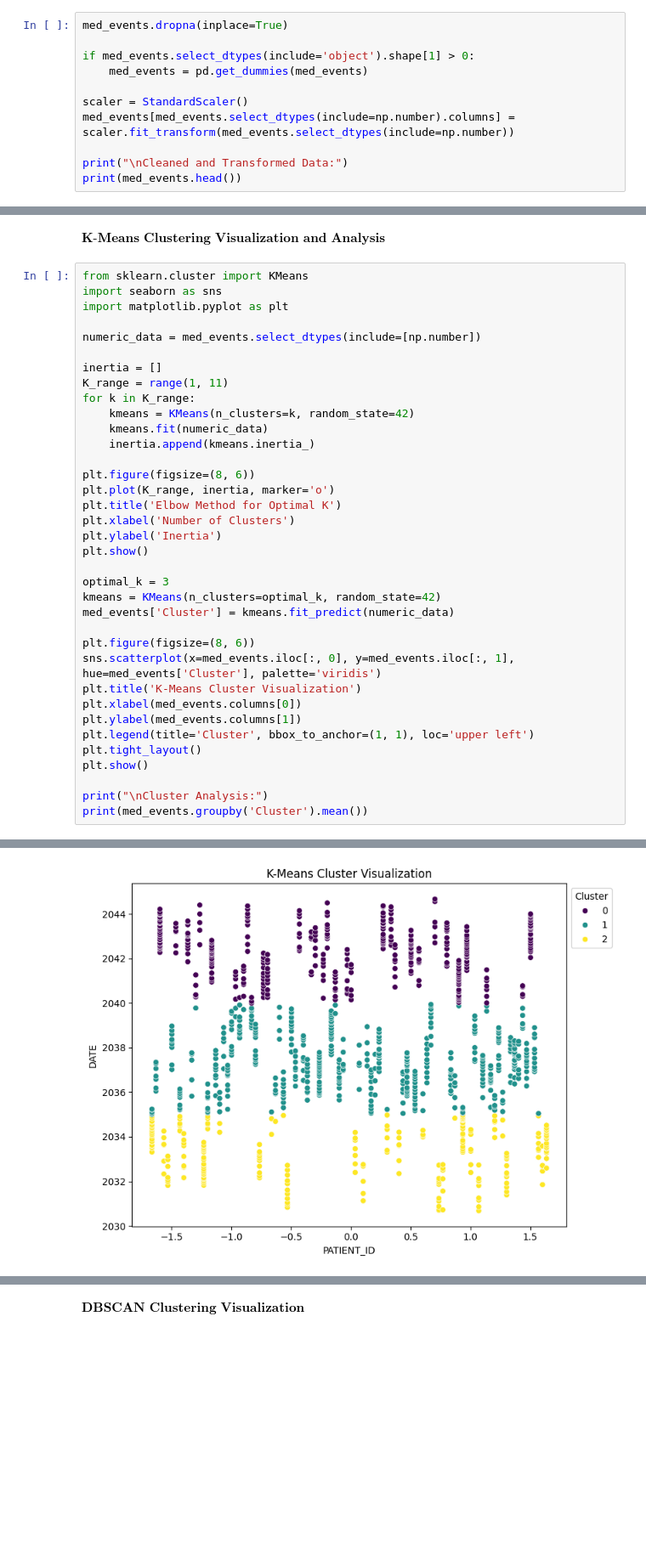
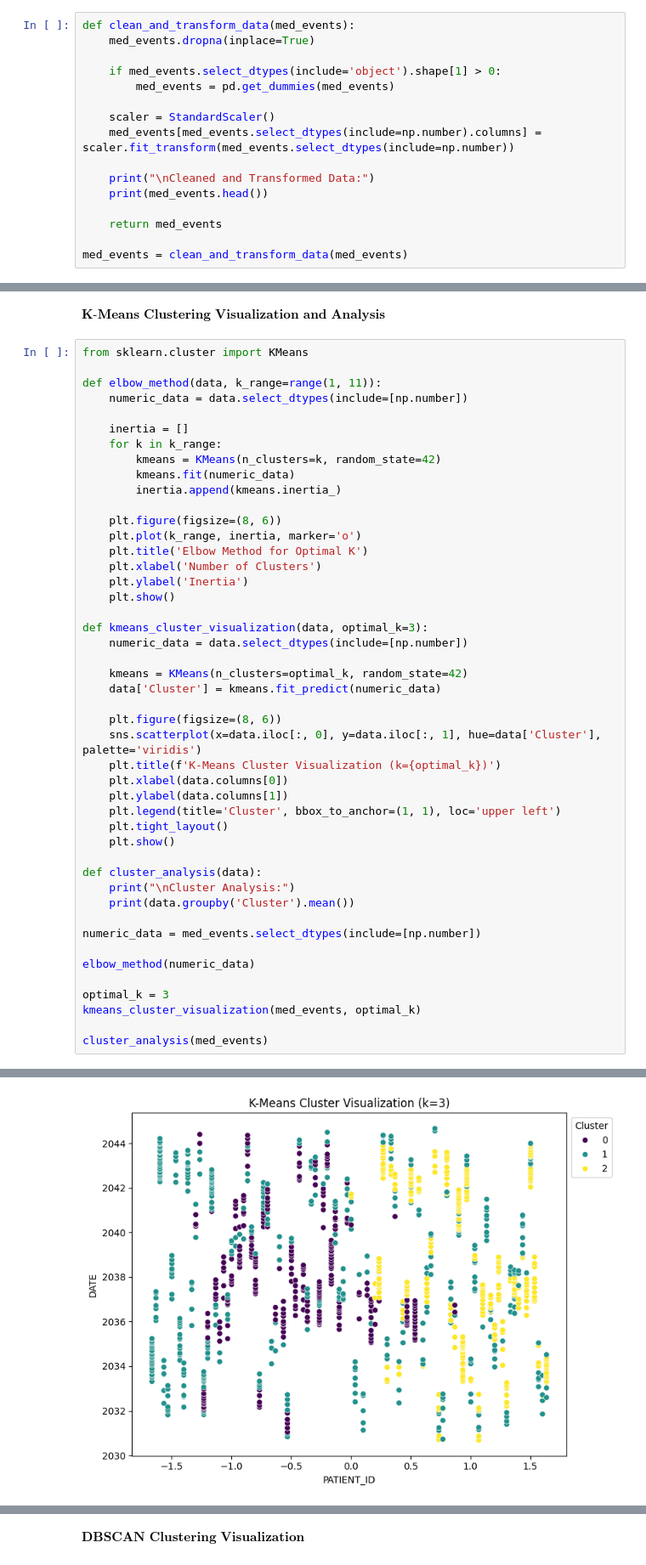
Before and after one commit to Liyari/SEE, a Jupyter notebook: SEE.ipynb, the cells around one changed output, grey strips where cells are left out. Shown at 85% size. Cells and saved outputs as stored; diff of their text form; blank space fills up the shorter version.

```diff
--- a/SEE.ipynb
+++ b/SEE.ipynb
@@ -77,16 +82,21 @@ $\textbf{Data Cleaning and Transformation}$
 
 This step ensures the data is consistent, complete, and ready for analysis.
 # %%
-med_events.dropna(inplace=True)
+def clean_and_transform_data(med_events):
+    med_events.dropna(inplace=True)
 
-if med_events.select_dtypes(include='object').shape[1] > 0:
-    med_events = pd.get_dummies(med_events)
+    if med_events.select_dtypes(include='object').shape[1] > 0:
+        med_events = pd.get_dummies(med_events)
 
-scaler = StandardScaler()
-med_events[med_events.select_dtypes(include=np.number).columns] = scaler.fit_transform(med_events.select_dtypes(include=np.number))
+    scaler = StandardScaler()
+    med_events[med_events.select_dtypes(include=np.number).columns] = scaler.fit_transform(med_events.select_dtypes(include=np.number))
 
-print("\nCleaned and Transformed Data:")
-print(med_events.head())
+    print("\nCleaned and Transformed Data:")
+    print(med_events.head())
+
+    return med_events
+
+med_events = clean_and_transform_data(med_events)
 # %% [output]
 Cleaned and Transformed Data:
    PATIENT_ID       DATE   PERDAY  DURATION  CATEGORY_medA  CATEGORY_medB  \
@@ -158,38 +183,48 @@ plt.show()
 $\textbf{K-Means Clustering Visualization and Analysis}$
 # %%
 from sklearn.cluster import KMeans
-import seaborn as sns
-import matplotlib.pyplot as plt
+
+def elbow_method(data, k_range=range(1, 11)):
+    numeric_data = data.select_dtypes(include=[np.number])
+
+    inertia = []
+    for k in k_range:
+        kmeans = KMeans(n_clusters=k, random_state=42)
+        kmeans.fit(numeric_data)
+        inertia.append(kmeans.inertia_)
+
+    plt.figure(figsize=(8, 6))
+    plt.plot(k_range, inertia, marker='o')
+    plt.title('Elbow Method for Optimal K')
+    plt.xlabel('Number of Clusters')
+    plt.ylabel('Inertia')
+    plt.show()
+
+def kmeans_cluster_visualization(data, optimal_k=3):
+    numeric_data = data.select_dtypes(include=[np.number])
+
+    kmeans = KMeans(n_clusters=optimal_k, random_state=42)
+    data['Cluster'] = kmeans.fit_predict(numeric_data)
+
+    plt.figure(figsize=(8, 6))
+    sns.scatterplot(x=data.iloc[:, 0], y=data.iloc[:, 1], hue=data['Cluster'], palette='viridis')
+    plt.title(f'K-Means Cluster Visualization (k={optimal_k})')
+    plt.xlabel(data.columns[0])
+    plt.ylabel(data.columns[1])
+    plt.legend(title='Cluster', bbox_to_anchor=(1, 1), loc='upper left')
+    plt.tight_layout()
+    plt.show()
+
+def cluster_analysis(data):
+    print("\nCluster Analysis:")
+    print(data.groupby('Cluster').mean())
 
 numeric_data = med_events.select_dtypes(include=[np.number])
 
-inertia = []
-K_range = range(1, 11)
-for k in K_range:
-    kmeans = KMeans(n_clusters=k, random_state=42)
-    kmeans.fit(numeric_data)
-    inertia.append(kmeans.inertia_)
-
-plt.figure(figsize=(8, 6))
-plt.plot(K_range, inertia, marker='o')
-plt.title('Elbow Method for Optimal K')
-plt.xlabel('Number of Clusters')
-plt.ylabel('Inertia')
-plt.show()
+elbow_method(numeric_data)
 
 optimal_k = 3
-kmeans = KMeans(n_clusters=optimal_k, random_state=42)
-med_events['Cluster'] = kmeans.fit_predict(numeric_data)
+kmeans_cluster_visualization(med_events, optimal_k)
 
-plt.figure(figsize=(8, 6))
-sns.scatterplot(x=med_events.iloc[:, 0], y=med_events.iloc[:, 1], hue=med_events['Cluster'], palette='viridis')
-plt.title('K-Means Cluster Visualization')
-plt.xlabel(med_events.columns[0])
-plt.ylabel(med_events.columns[1])
-plt.legend(title='Cluster', bbox_to_anchor=(1, 1), loc='upper left')
-plt.tight_layout()
-plt.show()
-
-print("\nCluster Analysis:")
-print(med_events.groupby('Cluster').mean())
+cluster_analysis(med_events)
 # %% [output]
@@ -197,4 +232,4 @@ print(med_events.groupby('Cluster').mean())
-[figure, old version]
+[figure, new version]
 Cluster Analysis:
          PATIENT_ID                          DATE    PERDAY  DURATION  \
 Cluster
```
Also changed, not shown: parts of 10 cells of this notebook.
